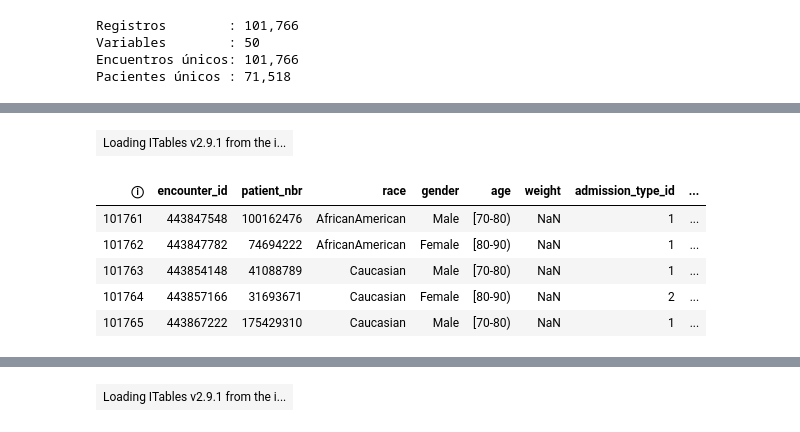
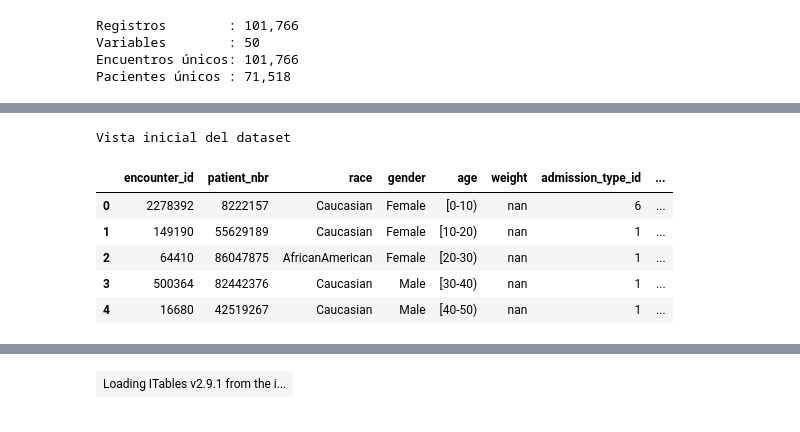
Before and after one commit to joshua2412-a/Diabetes_ProyectoML_202630, a Jupyter notebook: docs/01_Datos.ipynb, the cells around one changed output, grey strips where cells are left out. Cells and saved outputs as stored; diff of their text form; code cells hidden in the pictures.

```diff
--- a/docs/01_Datos.ipynb
+++ b/docs/01_Datos.ipynb
@@ -107,10 +97,15 @@ tabla(crudo.head(), filas=5)
-# %%
-tabla(crudo.tail(), filas=5)
-# %% [output]
-| Loading ITables v2.9.1 from the i... |
-| ⓘ | encounter_id | patient_nbr | race | gender | age | weight | admission_type_id | ... |
-| 101761 | 443847548 | 100162476 | AfricanAmerican | Male | [70-80) | NaN | 1 | ... |
-| 101762 | 443847782 | 74694222 | AfricanAmerican | Female | [80-90) | NaN | 1 | ... |
-| 101763 | 443854148 | 41088789 | Caucasian | Male | [70-80) | NaN | 1 | ... |
-| 101764 | 443857166 | 31693671 | Caucasian | Female | [80-90) | NaN | 2 | ... |
-| 101765 | 443867222 | 175429310 | Caucasian | Male | [70-80) | NaN | 1 | ... |
+# %%
+tabla_estilizada(
+    crudo,
+    filas=5,
+    titulo="Vista inicial del dataset",
+    indice=False
+)
+# %% [output]
+Vista inicial del dataset
+|  | encounter_id | patient_nbr | race | gender | age | weight | admission_type_id | ... |
+| 0 | 2278392 | 8222157 | Caucasian | Female | [0-10) | nan | 6 | ... |
+| 1 | 149190 | 55629189 | Caucasian | Female | [10-20) | nan | 1 | ... |
+| 2 | 64410 | 86047875 | AfricanAmerican | Female | [20-30) | nan | 1 | ... |
+| 3 | 500364 | 82442376 | Caucasian | Male | [30-40) | nan | 1 | ... |
+| 4 | 16680 | 42519267 | Caucasian | Male | [40-50) | nan | 1 | ... |
```
Also changed, not shown: parts of 19 cells of this notebook, 8 other files.
